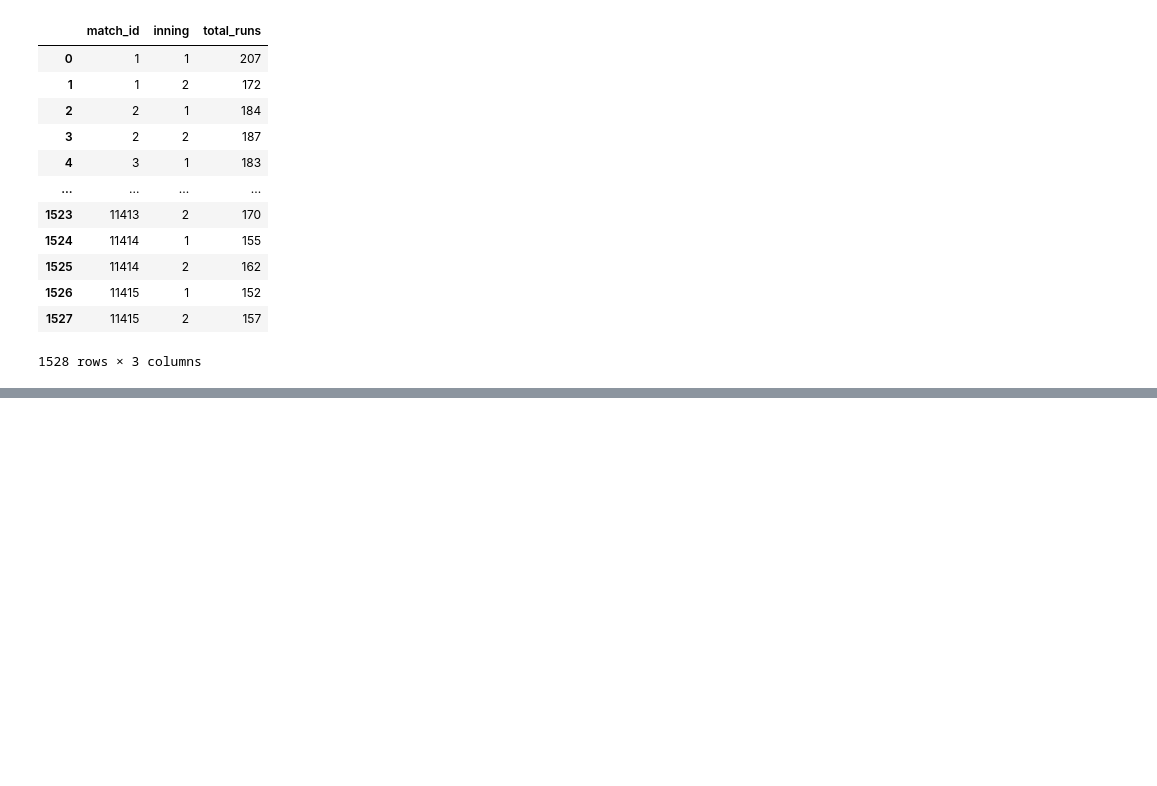
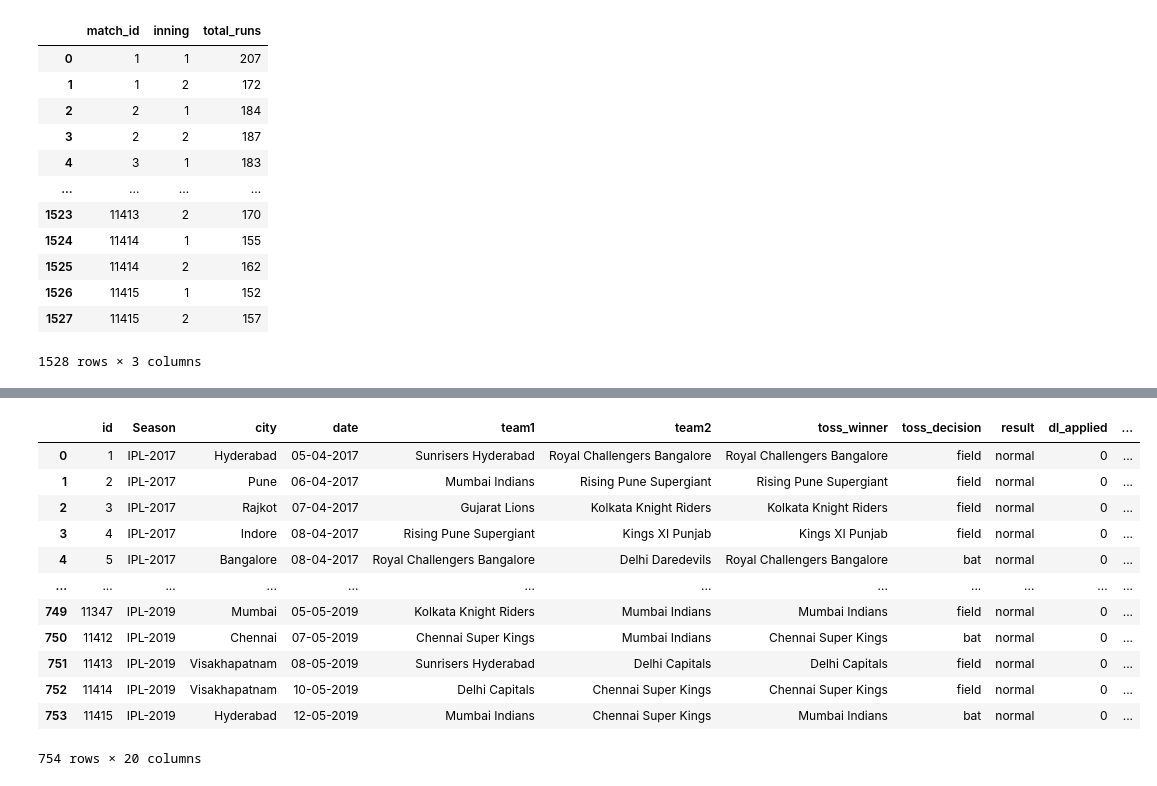
Before and after one commit to abhaygzb15/IPL-Win-Probability-Predictor, a Jupyter notebook: IPL Win Predictor.ipynb, the cells around one changed output, grey strips where cells are left out. Saved outputs shown, nothing was run; the diff lists cells and outputs as text; code cells hidden in the pictures; blank space fills up the shorter version.

Commit message:
merge 2 dataframes

```diff
--- a/IPL Win Predictor.ipynb
+++ b/IPL Win Predictor.ipynb
@@ -47,3 +47,6 @@ total_score_df
 | 1526 | 11415 | 1 | 152 |
 | 1527 | 11415 | 2 | 157 |
 1528 rows × 3 columns
+# %%
+total_score_df=total_score_df[total_score_df['inning']==2]
+total_score_df
@@ -49,0 +67,17 @@ total_score_df
+# %%
+matches_df=matches.merge(total_score_df[['match_id','total_runs']],left_on='id',right_on='match_id')
+matches_df
+# %% [output]
+|  | id | Season | city | date | team1 | team2 | toss_winner | toss_decision | result | dl_applied | ... |
+| 0 | 1 | IPL-2017 | Hyderabad | 05-04-2017 | Sunrisers Hyderabad | Royal Challengers Bangalore | Royal Challengers Bangalore | field | normal | 0 | ... |
+| 1 | 2 | IPL-2017 | Pune | 06-04-2017 | Mumbai Indians | Rising Pune Supergiant | Rising Pune Supergiant | field | normal | 0 | ... |
+| 2 | 3 | IPL-2017 | Rajkot | 07-04-2017 | Gujarat Lions | Kolkata Knight Riders | Kolkata Knight Riders | field | normal | 0 | ... |
+| 3 | 4 | IPL-2017 | Indore | 08-04-2017 | Rising Pune Supergiant | Kings XI Punjab | Kings XI Punjab | field | normal | 0 | ... |
+| 4 | 5 | IPL-2017 | Bangalore | 08-04-2017 | Royal Challengers Bangalore | Delhi Daredevils | Royal Challengers Bangalore | bat | normal | 0 | ... |
+| ... | ... | ... | ... | ... | ... | ... | ... | ... | ... | ... | ... |
+| 749 | 11347 | IPL-2019 | Mumbai | 05-05-2019 | Kolkata Knight Riders | Mumbai Indians | Mumbai Indians | field | normal | 0 | ... |
+| 750 | 11412 | IPL-2019 | Chennai | 07-05-2019 | Chennai Super Kings | Mumbai Indians | Chennai Super Kings | bat | normal | 0 | ... |
+| 751 | 11413 | IPL-2019 | Visakhapatnam | 08-05-2019 | Sunrisers Hyderabad | Delhi Capitals | Delhi Capitals | field | normal | 0 | ... |
+| 752 | 11414 | IPL-2019 | Visakhapatnam | 10-05-2019 | Delhi Capitals | Chennai Super Kings | Chennai Super Kings | field | normal | 0 | ... |
+| 753 | 11415 | IPL-2019 | Hyderabad | 12-05-2019 | Mumbai Indians | Chennai Super Kings | Mumbai Indians | bat | normal | 0 | ... |
+754 rows × 20 columns
```
Also changed, not shown: parts of 1 cell of this notebook.
